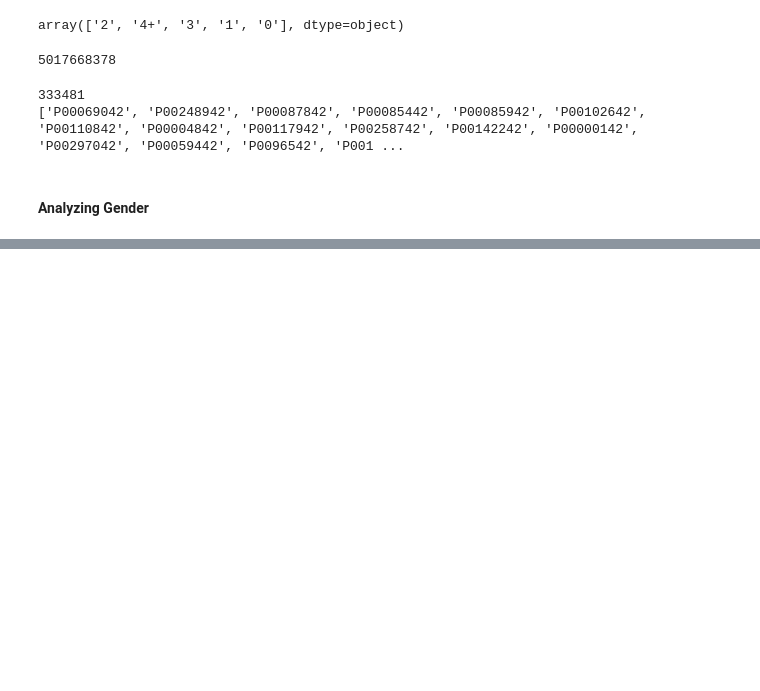
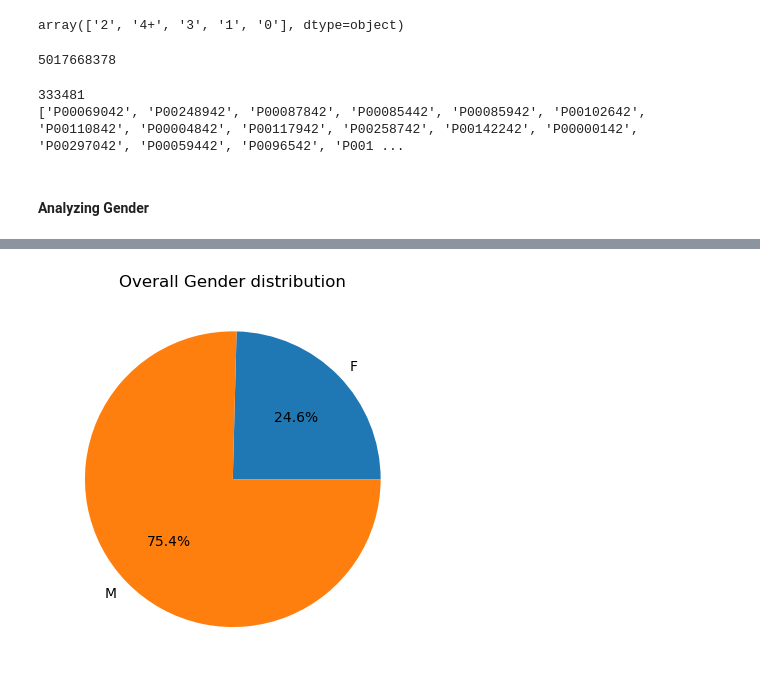
Before and after one commit to prachi558/GFG_Data_Science, a Jupyter notebook: Black_Friday_Sales.ipynb, the cells around one changed output, grey strips where cells are left out. Drawn from its saved outputs; the diff is of its cells as text; code cells hidden in the pictures; blank space fills up the shorter version.

```diff
--- a/Black_Friday_Sales.ipynb
+++ b/Black_Friday_Sales.ipynb
@@ -115,0 +142,6 @@ print(l)
+# %%
+# doing same using groupby function
+df.groupby('Gender').size().plot(kind='pie', autopct = '%1.1f%%', title = 'Overall Gender distribution')
+plt.show()
+# %% [output]
+[figure, added]
```
Also changed, not shown: parts of 42 cells of this notebook.
